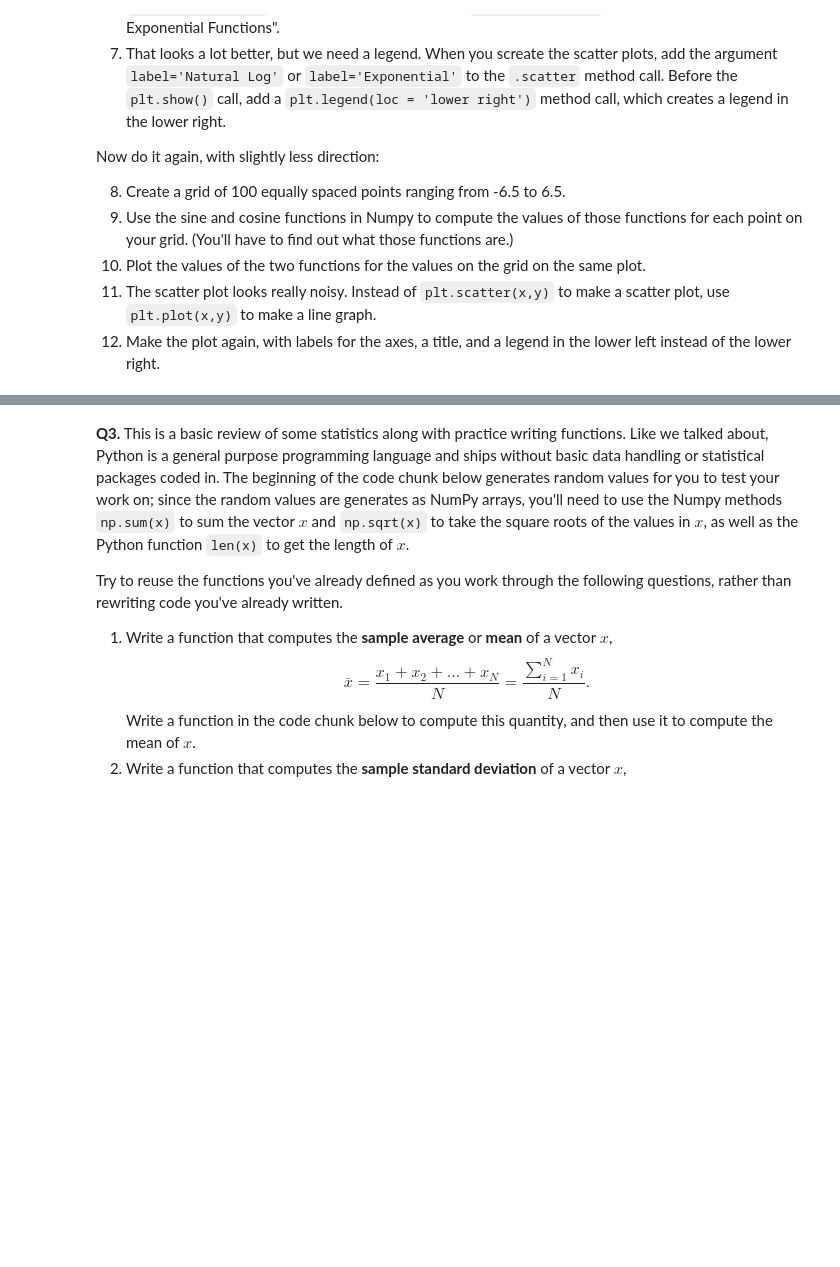
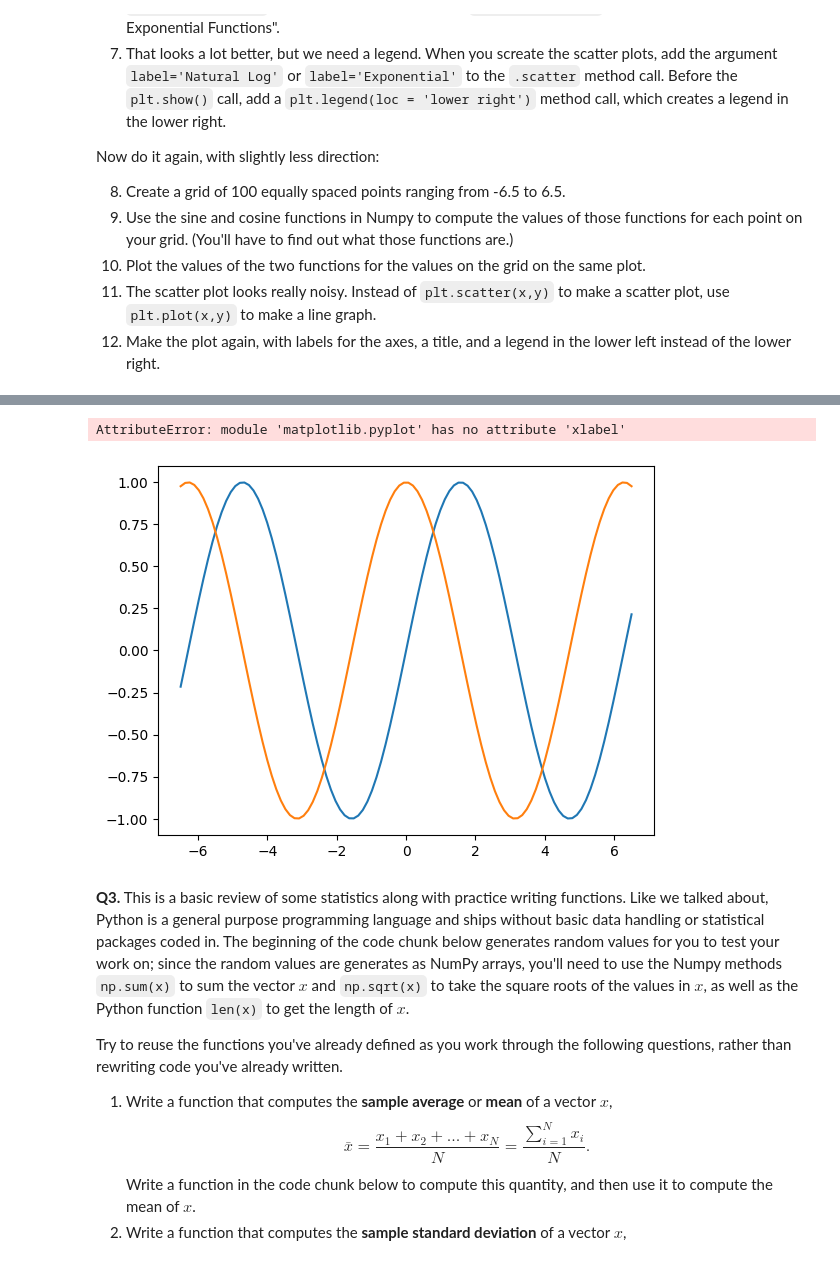
Before and after one commit to pwy7fv/programming, a Jupyter notebook: assignment/assignment_programming.ipynb, the cells around one changed output, grey strips where cells are left out. Saved outputs shown, nothing was run; the diff lists cells and outputs as text; code cells hidden in the pictures; blank space fills up the shorter version.

```diff
--- a/assignment/assignment_programming.ipynb
+++ b/assignment/assignment_programming.ipynb
@@ -49,3 +155,15 @@ import matplotlib.pyplot as plt
+# %%
+
+plt.plot(a,b, label = "Sine")
+plt.plot(a,c, label = "Cosine")
+plt.xlabel("X")
+plt.ylabel("Y")
+plt.title("Sine and Cosine")
+plt.legend(loc= "lower left")
+plt.show()
+# %% [output]
+AttributeError: module 'matplotlib.pyplot' has no attribute 'xlabel'
+[figure, added]
 # %% [markdown]
 **Q3.** This is a basic review of some statistics along with practice writing functions. Like we talked about, Python is a general purpose programming language and ships without basic data handling or statistical packages coded in. The beginning of the code chunk below generates random values for you to test your work on; since the random values are generates as NumPy arrays, you'll need to use the Numpy methods `np.sum(x)` to sum the vector $x$ and `np.sqrt(x)` to take the square roots of the values in $x$, as well as the Python function `len(x)` to get the length of $x$.
 
```
Also changed, not shown: parts of 8 cells of this notebook.
